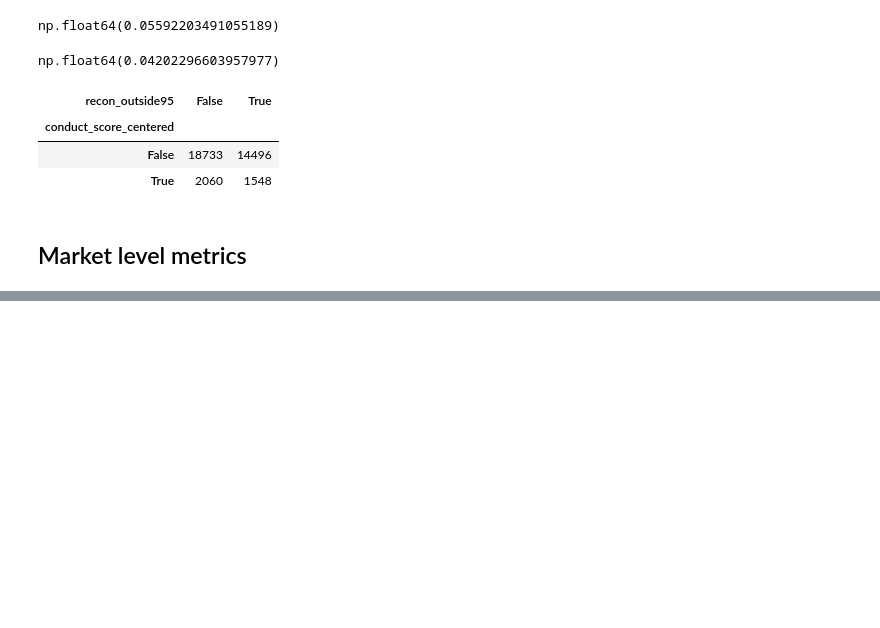
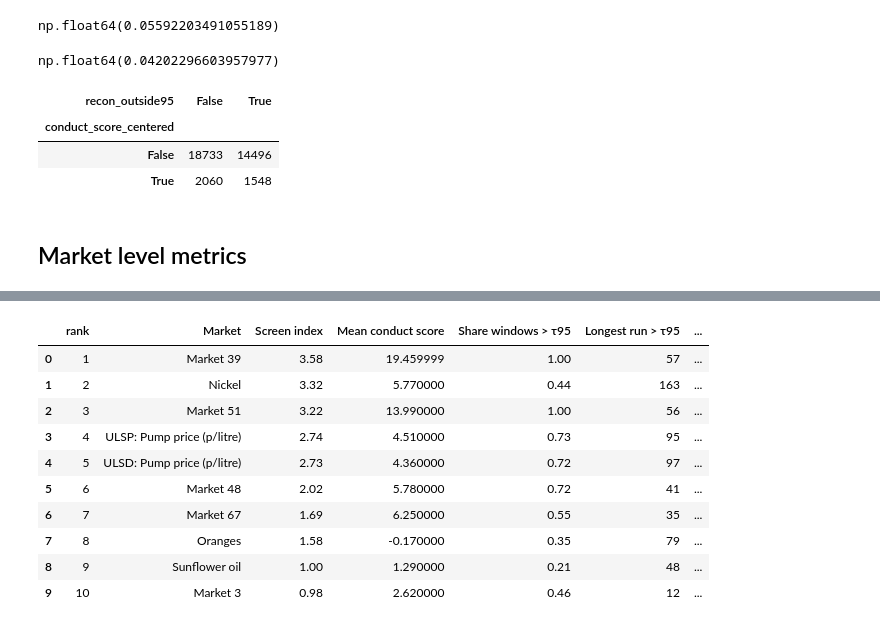
Before and after one commit to daniloldn/detecting-collusion, a Jupyter notebook: notebooks/real_data.ipynb, the cells around one changed output, grey strips where cells are left out. Drawn from its saved outputs; the diff is of its cells as text; code cells hidden in the pictures; blank space fills up the shorter version.

```diff
--- a/notebooks/real_data.ipynb
+++ b/notebooks/real_data.ipynb
@@ -176,0 +335,38 @@ screen.head()
+# %%
+table = top_table.rename(columns={
+    "market_id": "Market",
+    "screen_index": "Screen index",
+    "mean_score": "Mean conduct score",
+    "pct_score95": "Share windows > τ95",
+    "pct_score95_in_manifold": "Share cartel-like windows (in manifold)",
+    "longest_run_score95": "Longest run > τ95",
+    "mean_recon": "Mean reconstruction error",
+    "pct_recon95": "Share outside manifold"
+})
+# %%
+table = table.round({
+    "Screen index":2,
+    "Mean conduct score":2,
+    "Share windows > τ95":2,
+    "Share cartel-like windows (in manifold)":2,
+    "Mean reconstruction error":2,
+    "Share outside manifold":2
+})
+# %%
+table["Market"] = table["Market"].str.replace(
+    "Unnamed:", "Market "
+)
+# %%
+table
+# %% [output]
+|  | rank | Market | Screen index | Mean conduct score | Share windows > τ95 | Longest run > τ95 | ... |
+| 0 | 1 | Market 39 | 3.58 | 19.459999 | 1.00 | 57 | ... |
+| 1 | 2 | Nickel | 3.32 | 5.770000 | 0.44 | 163 | ... |
+| 2 | 3 | Market 51 | 3.22 | 13.990000 | 1.00 | 56 | ... |
+| 3 | 4 | ULSP: Pump price (p/litre) | 2.74 | 4.510000 | 0.73 | 95 | ... |
+| 4 | 5 | ULSD: Pump price (p/litre) | 2.73 | 4.360000 | 0.72 | 97 | ... |
+| 5 | 6 | Market 48 | 2.02 | 5.780000 | 0.72 | 41 | ... |
+| 6 | 7 | Market 67 | 1.69 | 6.250000 | 0.55 | 35 | ... |
+| 7 | 8 | Oranges | 1.58 | -0.170000 | 0.35 | 79 | ... |
+| 8 | 9 | Sunflower oil | 1.00 | 1.290000 | 0.21 | 48 | ... |
+| 9 | 10 | Market 3 | 0.98 | 2.620000 | 0.46 | 12 | ... |
```
Also changed, not shown: parts of 11 cells of this notebook.
